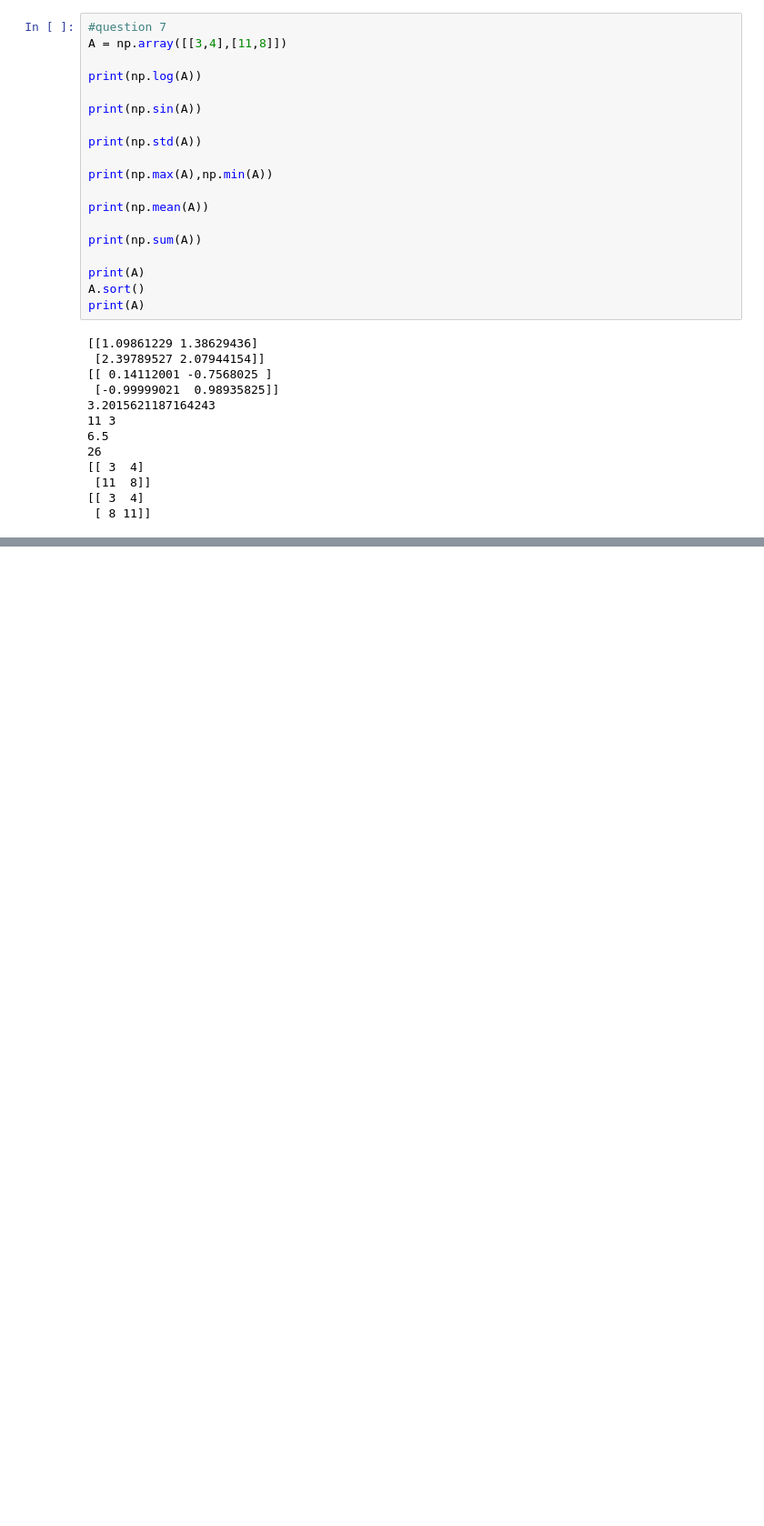
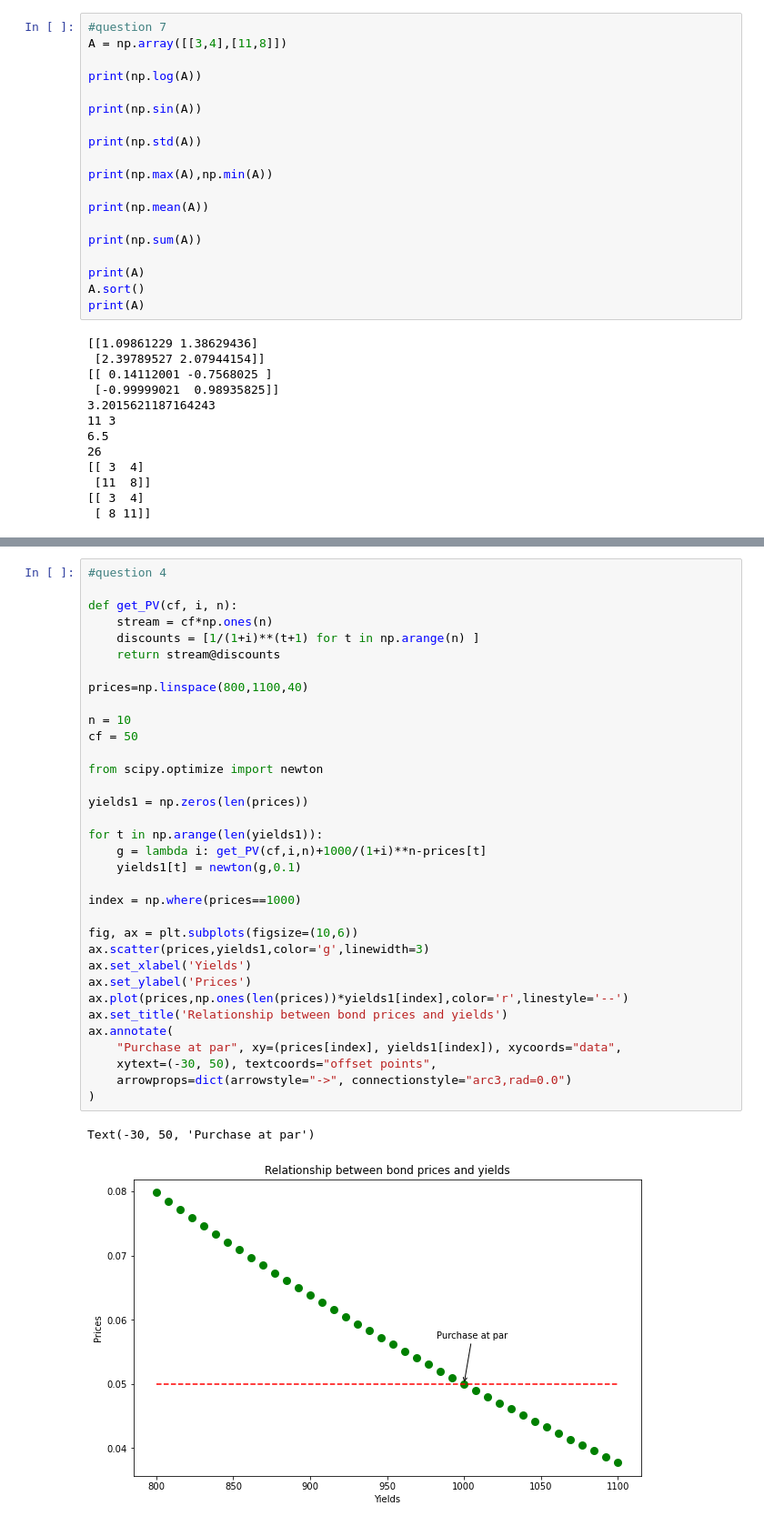
Before and after one commit to dgrinbe/david-econ-416, a Jupyter notebook: Midterm 2 Practice Problems.ipynb, the cells around one changed output, grey strips where cells are left out. Shown at 91% size. Drawn from its saved outputs; the diff is of its cells as text; blank space fills up the shorter version.

```diff
--- a/Midterm 2 Practice Problems.ipynb
+++ b/Midterm 2 Practice Problems.ipynb
@@ -355,0 +410,37 @@ print(A)
+# %%
+#question 4
+
+def get_PV(cf, i, n):
+    stream = cf*np.ones(n)
+    discounts = [1/(1+i)**(t+1) for t in np.arange(n) ]
+    return stream@discounts
+
+prices=np.linspace(800,1100,40)
+
+n = 10
+cf = 50
+
+from scipy.optimize import newton
+
+yields1 = np.zeros(len(prices))
+
+for t in np.arange(len(yields1)):
+    g = lambda i: get_PV(cf,i,n)+1000/(1+i)**n-prices[t]
+    yields1[t] = newton(g,0.1)
+
+index = np.where(prices==1000)
+
+fig, ax = plt.subplots(figsize=(10,6))
+ax.scatter(prices,yields1,color='g',linewidth=3)
+ax.set_xlabel('Yields')
+ax.set_ylabel('Prices')
+ax.plot(prices,np.ones(len(prices))*yields1[index],color='r',linestyle='--')
+ax.set_title('Relationship between bond prices and yields')
+ax.annotate(
+    "Purchase at par", xy=(prices[index], yields1[index]), xycoords="data",
+    xytext=(-30, 50), textcoords="offset points",
+    arrowprops=dict(arrowstyle="->", connectionstyle="arc3,rad=0.0")
+)
+# %% [output]
+Text(-30, 50, 'Purchase at par')
+[figure, added]
```
Also changed, not shown: parts of 13 cells of this notebook.
